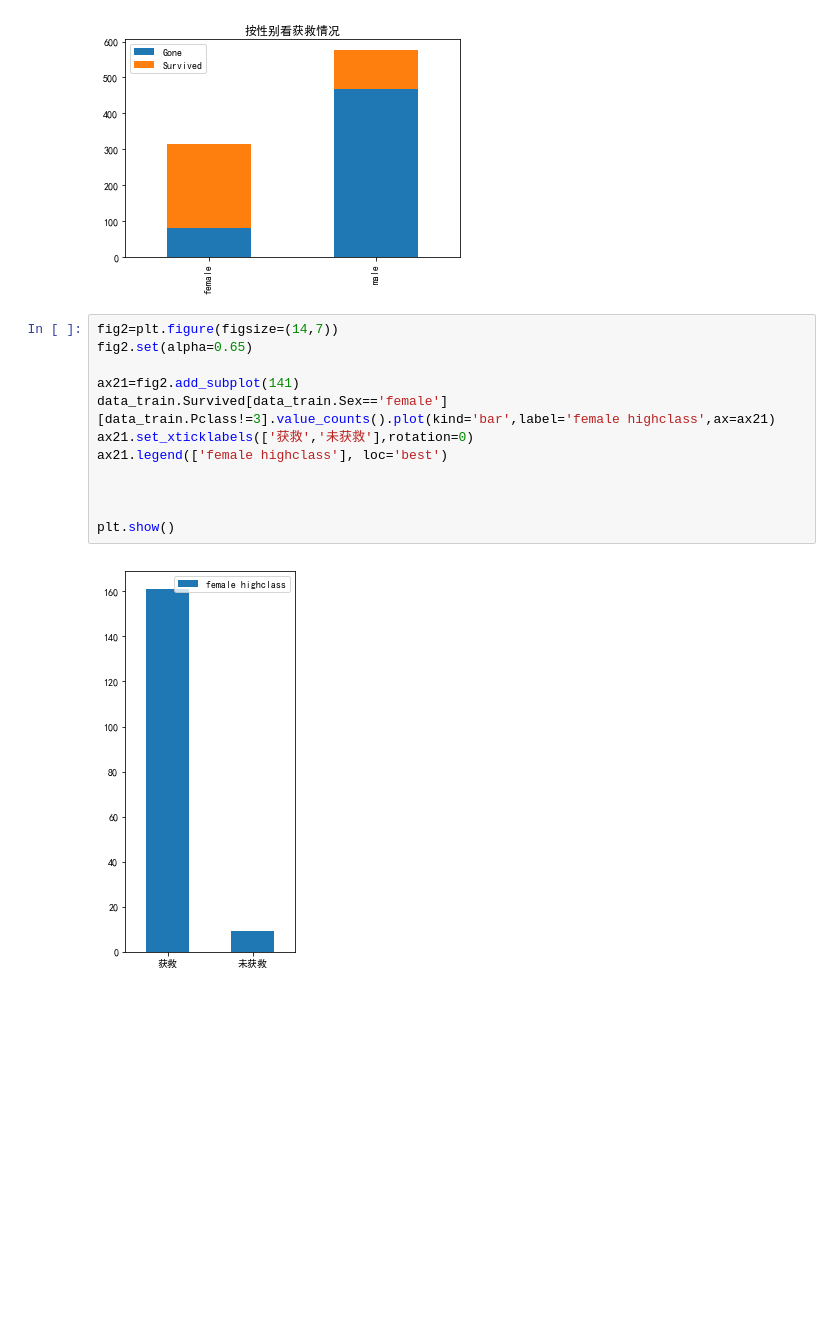
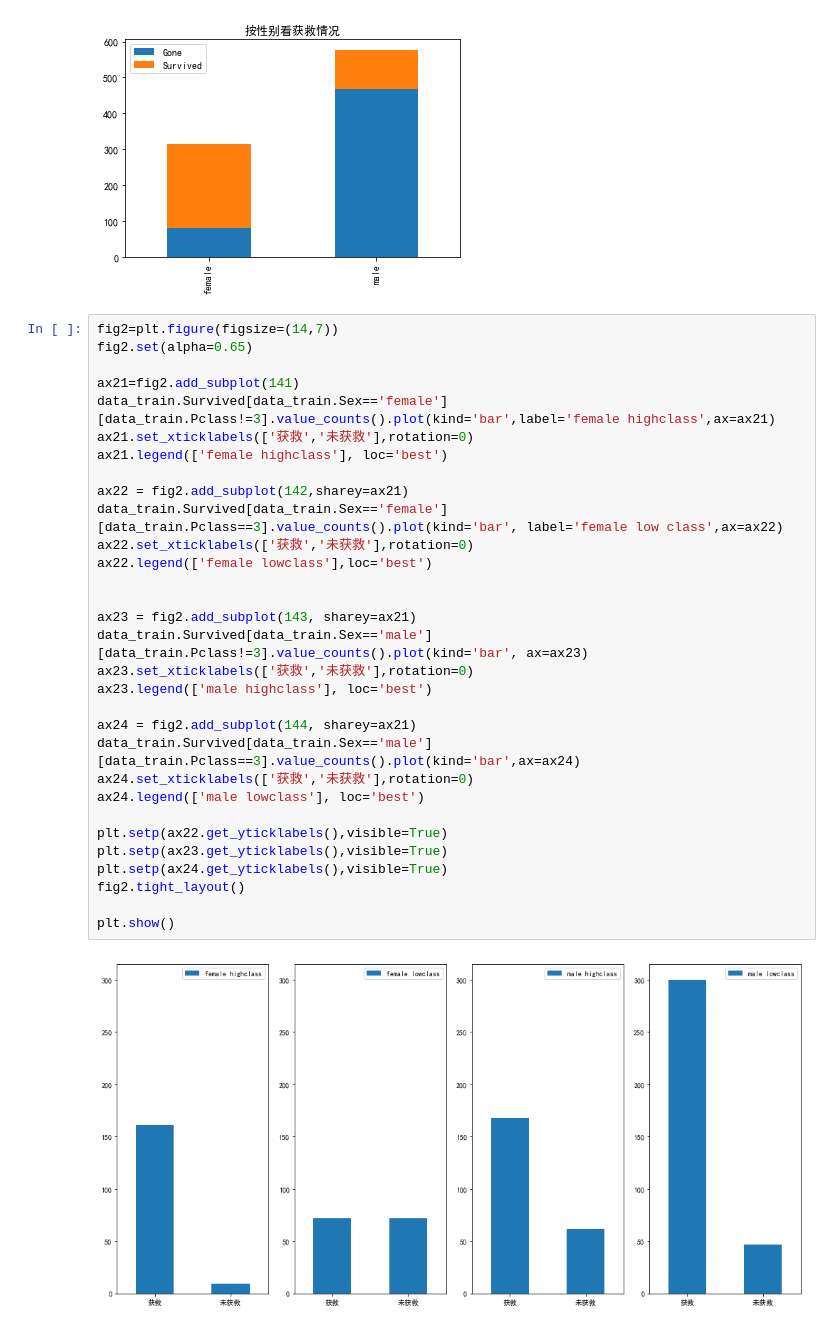
Before and after one commit to ds17/machine_learning, a Jupyter notebook: Data_Science/Kaggle/01_Titanic Disaster/Titanic Survival Prediction.ipynb, the cells around one changed output. Drawn from its saved outputs; the diff is of its cells as text; blank space fills up the shorter version.

```diff
--- a/Data_Science/Kaggle/01_Titanic Disaster/Titanic Survival Prediction.ipynb
+++ b/Data_Science/Kaggle/01_Titanic Disaster/Titanic Survival Prediction.ipynb
@@ -69,17 +70,36 @@ plt.title('按性别看获救情况')
 plt.show()
 # %% [output]
 [figure]
-# %%
-fig2=plt.figure(figsize=(14,7))
-fig2.set(alpha=0.65)
-
-ax21=fig2.add_subplot(141)
-data_train.Survived[data_train.Sex=='female'][data_train.Pclass!=3].value_counts().plot(kind='bar',label='female highclass',ax=ax21)
-ax21.set_xticklabels(['获救','未获救'],rotation=0)
-ax21.legend(['female highclass'], loc='best')
-
-
-
-plt.show()
-# %% [output]
-[figure, removed]
+# %%
+fig2=plt.figure(figsize=(14,7))
+fig2.set(alpha=0.65)
+
+ax21=fig2.add_subplot(141)
+data_train.Survived[data_train.Sex=='female'][data_train.Pclass!=3].value_counts().plot(kind='bar',label='female highclass',ax=ax21)
+ax21.set_xticklabels(['获救','未获救'],rotation=0)
+ax21.legend(['female highclass'], loc='best')
+
+ax22 = fig2.add_subplot(142,sharey=ax21)
+data_train.Survived[data_train.Sex=='female'][data_train.Pclass==3].value_counts().plot(kind='bar', label='female low class',ax=ax22)
+ax22.set_xticklabels(['获救','未获救'],rotation=0)
+ax22.legend(['female lowclass'],loc='best')
+
+
+ax23 = fig2.add_subplot(143, sharey=ax21)
+data_train.Survived[data_train.Sex=='male'][data_train.Pclass!=3].value_counts().plot(kind='bar', ax=ax23)
+ax23.set_xticklabels(['获救','未获救'],rotation=0)
+ax23.legend(['male highclass'], loc='best')
+
+ax24 = fig2.add_subplot(144, sharey=ax21)
+data_train.Survived[data_train.Sex=='male'][data_train.Pclass==3].value_counts().plot(kind='bar',ax=ax24)
+ax24.set_xticklabels(['获救','未获救'],rotation=0)
+ax24.legend(['male lowclass'], loc='best')
+
+plt.setp(ax22.get_yticklabels(),visible=True)
+plt.setp(ax23.get_yticklabels(),visible=True)
+plt.setp(ax24.get_yticklabels(),visible=True)
+fig2.tight_layout()
+
+plt.show()
+# %% [output]
+[figure, added]
```
Also changed, not shown: parts of 5 cells of this notebook, 1 other file.
